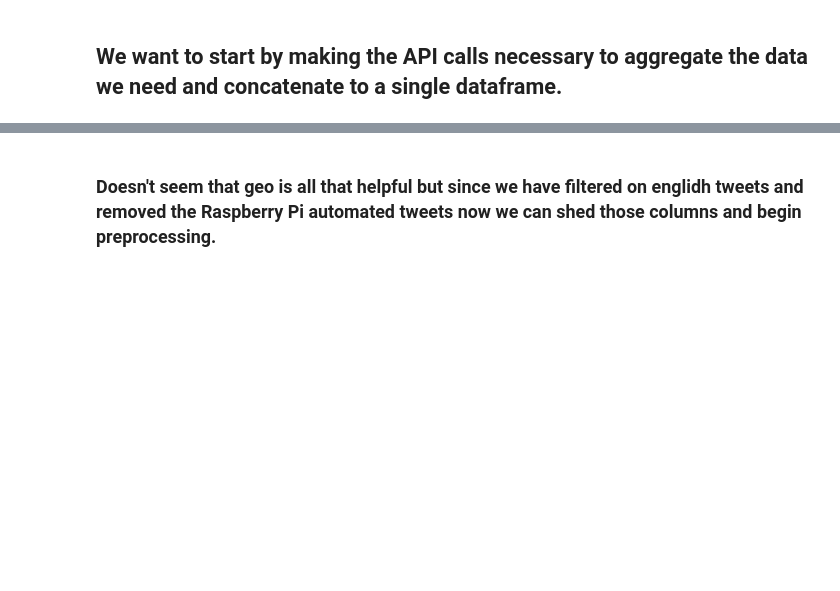
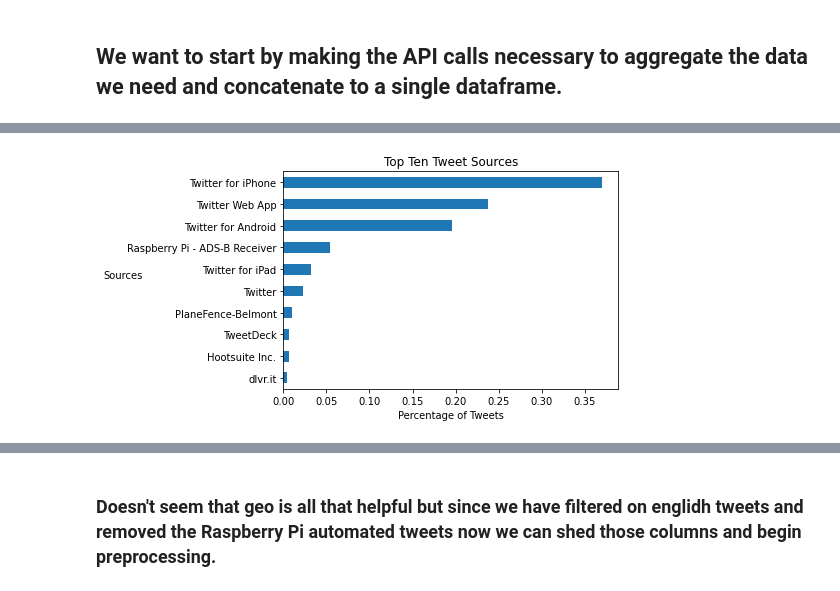
Before and after one commit to pleasecallmejax/Mask-Mandate-Sentiment-Analysis-Using-NLP, a Jupyter notebook: NLP EDA and Modeling.ipynb, the cells around one changed output, grey strips where cells are left out. Cells and saved outputs as stored; diff of their text form; code cells hidden in the pictures; blank space fills up the shorter version.

```diff
--- a/NLP EDA and Modeling.ipynb
+++ b/NLP EDA and Modeling.ipynb
@@ -139,0 +145,7 @@ unique_df=unique_df.fillna(0)
+# %%
+unique_df['source'].value_counts(normalize=True, ascending=True, dropna=False).iloc[-10:].plot(kind='barh')
+plt.title('Top Ten Tweet Sources')
+plt.xlabel("Percentage of Tweets")
+plt.ylabel("Sources", rotation=360);
+# %% [output]
+[figure, added]
```
Also changed, not shown: parts of 22 cells of this notebook, 17 other files.
